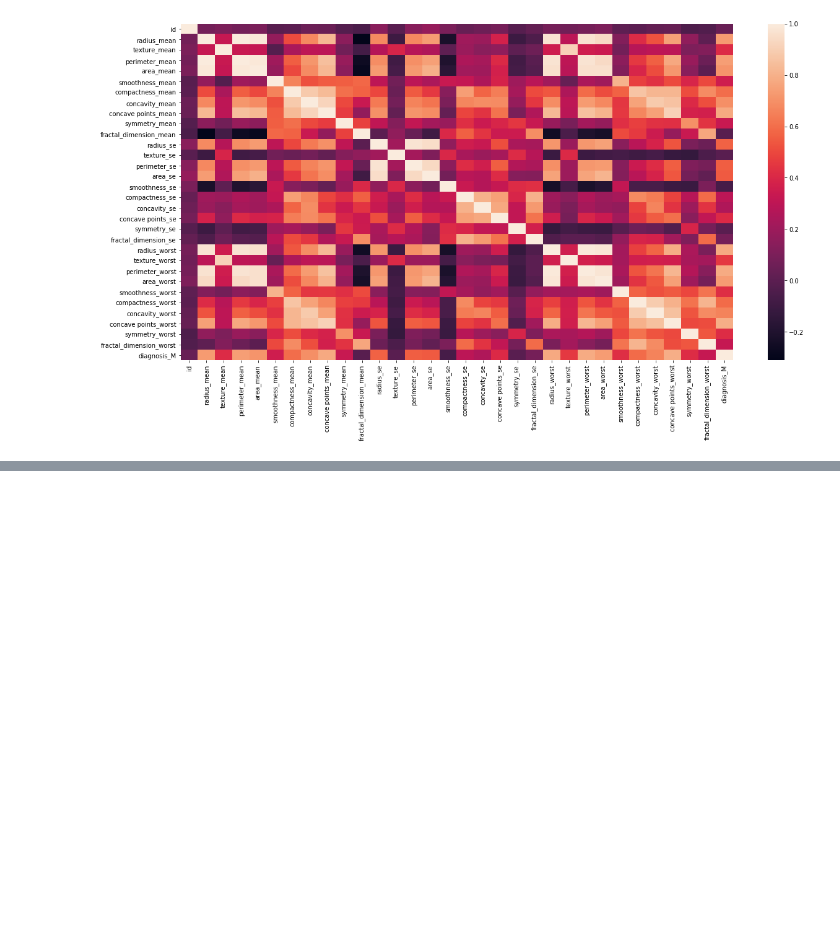
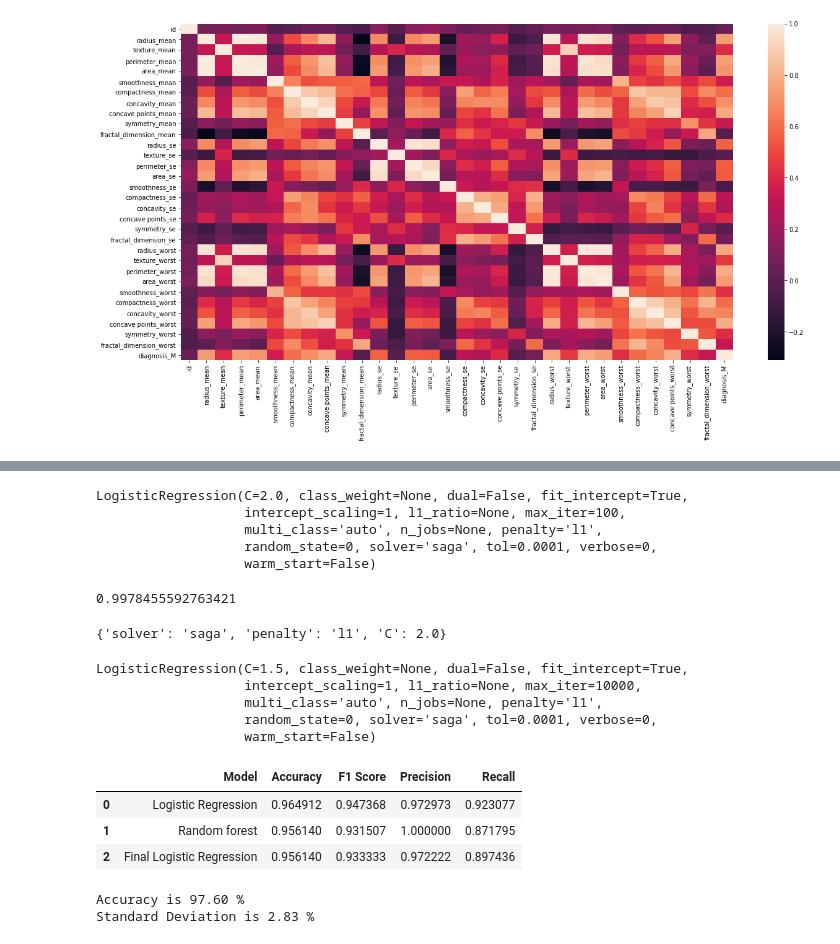
Before and after one commit to Sparkton/MLProjects, a Jupyter notebook: Breast Cancer Detection.ipynb, the cells around one changed output, grey strips where cells are left out. Saved outputs shown, nothing was run; the diff lists cells and outputs as text; code cells hidden in the pictures; blank space fills up the shorter version.

Commit message:
Brest Cancer Detection Model done

```diff
--- a/Breast Cancer Detection.ipynb
+++ b/Breast Cancer Detection.ipynb
@@ -177,0 +332,9 @@ sns.heatmap(dataset.corr())
+# %%
+parameters = {'penalty':['l1', 'l2', 'elasticnet', 'none'],
+              'C':[0.25, 0.5, 0.75, 1.0, 1.25, 1.5, 1.75, 2.0],
+              'solver': ['newton-cg', 'lbfgs', 'liblinear', 'sag', 'saga']
+              }
+random_search = RandomizedSearchCV(estimator=classifir, param_distributions=parameters, n_iter=5,
+                                   scoring='roc_auc', n_jobs = -1, cv=5, verbose=3)
+# %%
+random_search.fit(xtrain, ytrain)
@@ -177,0 +365,56 @@ sns.heatmap(dataset.corr())
+# %%
+random_search.best_estimator_
+# %% [output]
+LogisticRegression(C=2.0, class_weight=None, dual=False, fit_intercept=True,
+                   intercept_scaling=1, l1_ratio=None, max_iter=100,
+                   multi_class='auto', n_jobs=None, penalty='l1',
+                   random_state=0, solver='saga', tol=0.0001, verbose=0,
+                   warm_start=False)
+# %%
+random_search.best_score_
+# %% [output]
+0.9978455592763421
+# %%
+random_search.best_params_
+# %% [output]
+{'solver': 'saga', 'penalty': 'l1', 'C': 2.0}
+# %%
+classifir = LogisticRegression(C=1.5, class_weight=None, dual=False, fit_intercept=True,
+                   intercept_scaling=1, l1_ratio=None, max_iter=10000,
+                   multi_class='auto', n_jobs=None, penalty='l1',
+                   random_state=0, solver='saga', tol=0.0001, verbose=0,
+                   warm_start=False)
+classifir.fit(xtrain, ytrain)
+# %% [output]
+LogisticRegression(C=1.5, class_weight=None, dual=False, fit_intercept=True,
+                   intercept_scaling=1, l1_ratio=None, max_iter=10000,
+                   multi_class='auto', n_jobs=None, penalty='l1',
+                   random_state=0, solver='saga', tol=0.0001, verbose=0,
+                   warm_start=False)
+# %%
+ypred = classifir.predict(xtest)
+# %%
+acc = accuracy_score(ytest, ypred)
+f1 = f1_score(ytest, ypred)
+prec = precision_score(ytest, ypred)
+rec = recall_score(ytest, ypred)
+
+model_results = pd.DataFrame([['Final Logistic Regression', acc, f1, prec, rec]],
+               columns = ['Model', 'Accuracy', 'F1 Score', 'Precision', 'Recall'])
+
+
+results = results.append(model_results, ignore_index = True)
+results
+# %% [output]
+|  | Model | Accuracy | F1 Score | Precision | Recall |
+| 0 | Logistic Regression | 0.964912 | 0.947368 | 0.972973 | 0.923077 |
+| 1 | Random forest | 0.956140 | 0.931507 | 1.000000 | 0.871795 |
+| 2 | Final Logistic Regression | 0.956140 | 0.933333 | 0.972222 | 0.897436 |
+# %%
+accuracies = cross_val_score(estimator=classifir, X=xtrain, y=ytrain, cv=10)
+
+print("Accuracy is {:.2f} %".format(accuracies.mean()*100))
+print("Standard Deviation is {:.2f} %".format(accuracies.std()*100))
+# %% [output]
+Accuracy is 97.60 %
+Standard Deviation is 2.83 %
```
Also changed, not shown: parts of 27 cells of this notebook.
